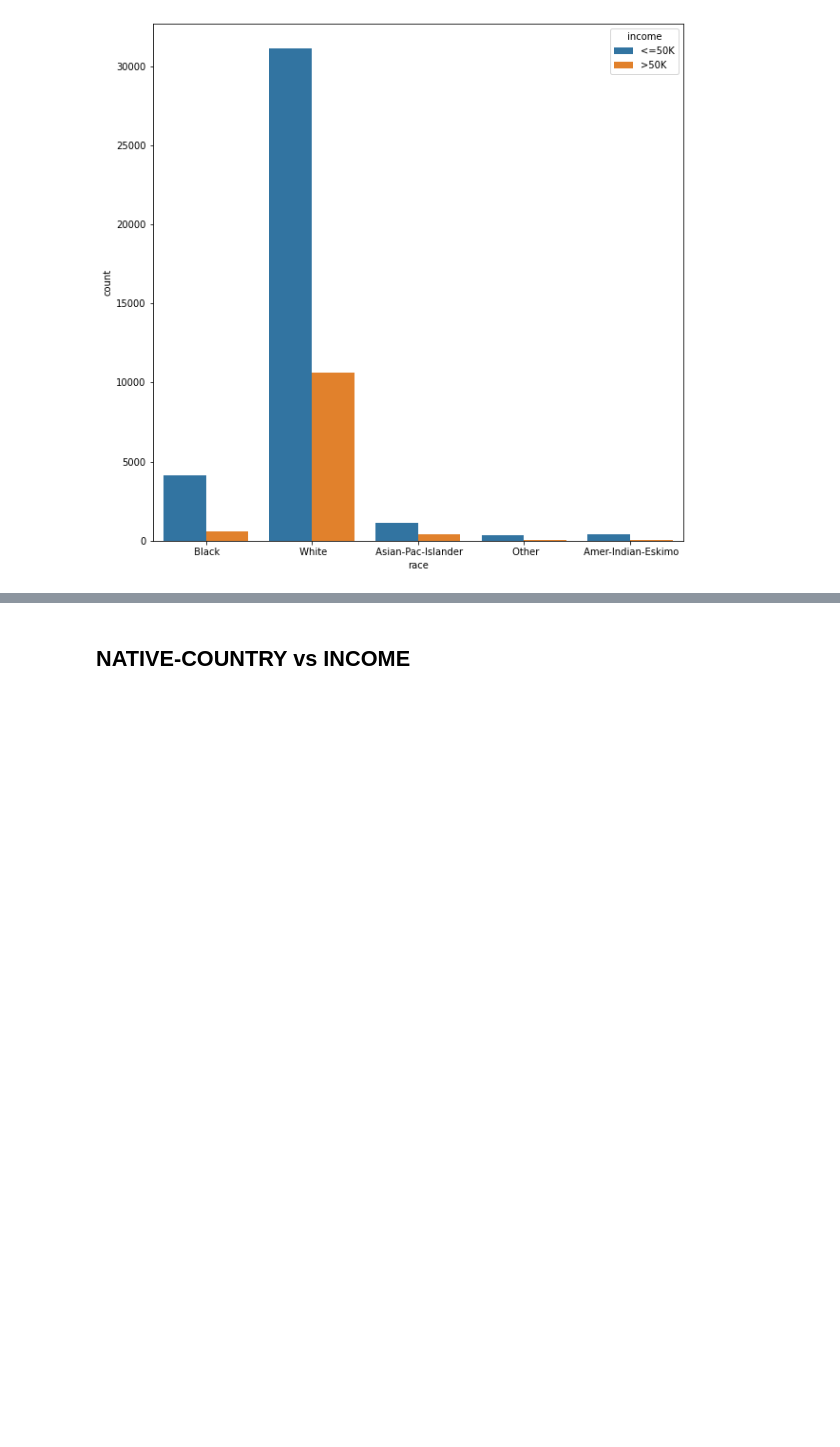
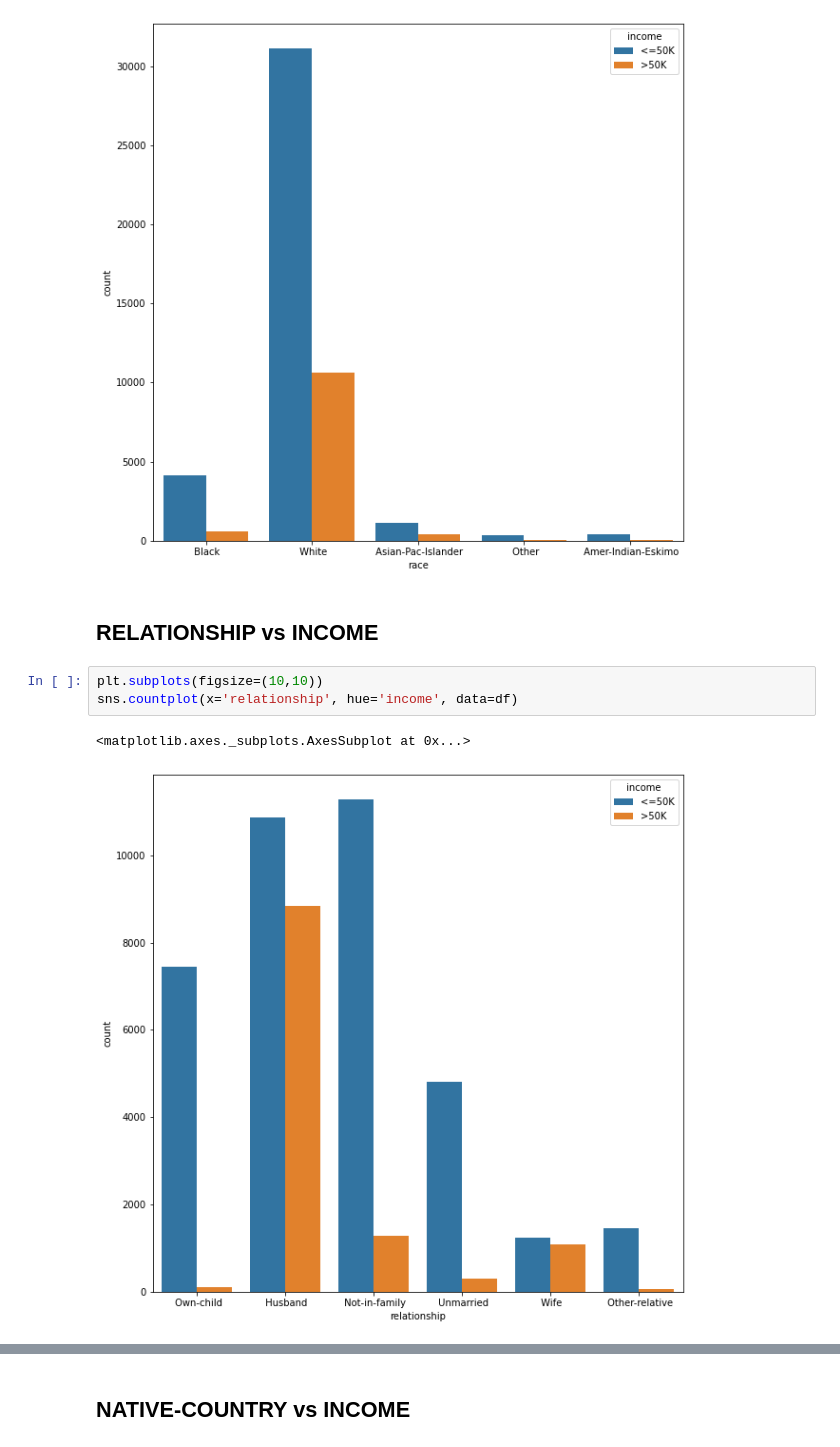
Before and after one commit to adititewari13/Adult-Data_ML, a Jupyter notebook: Adult-Data/income_analysis.ipynb, the cells around one changed output, grey strips where cells are left out. Drawn from its saved outputs; the diff is of its cells as text; blank space fills up the shorter version.

```diff
--- a/Adult-Data/income_analysis.ipynb
+++ b/Adult-Data/income_analysis.ipynb
@@ -223,3 +232,11 @@ sns.countplot(x='race', hue='income',  data=df)
 # %% [output]
 <matplotlib.axes._subplots.AxesSubplot at 0x...>
 [figure]
+# %% [markdown]
+## RELATIONSHIP vs INCOME
+# %%
+plt.subplots(figsize=(10,10))
+sns.countplot(x='relationship', hue='income', data=df)
+# %% [output]
+<matplotlib.axes._subplots.AxesSubplot at 0x...>
+[figure, added]
```
Also changed, not shown: parts of 16 cells of this notebook.
